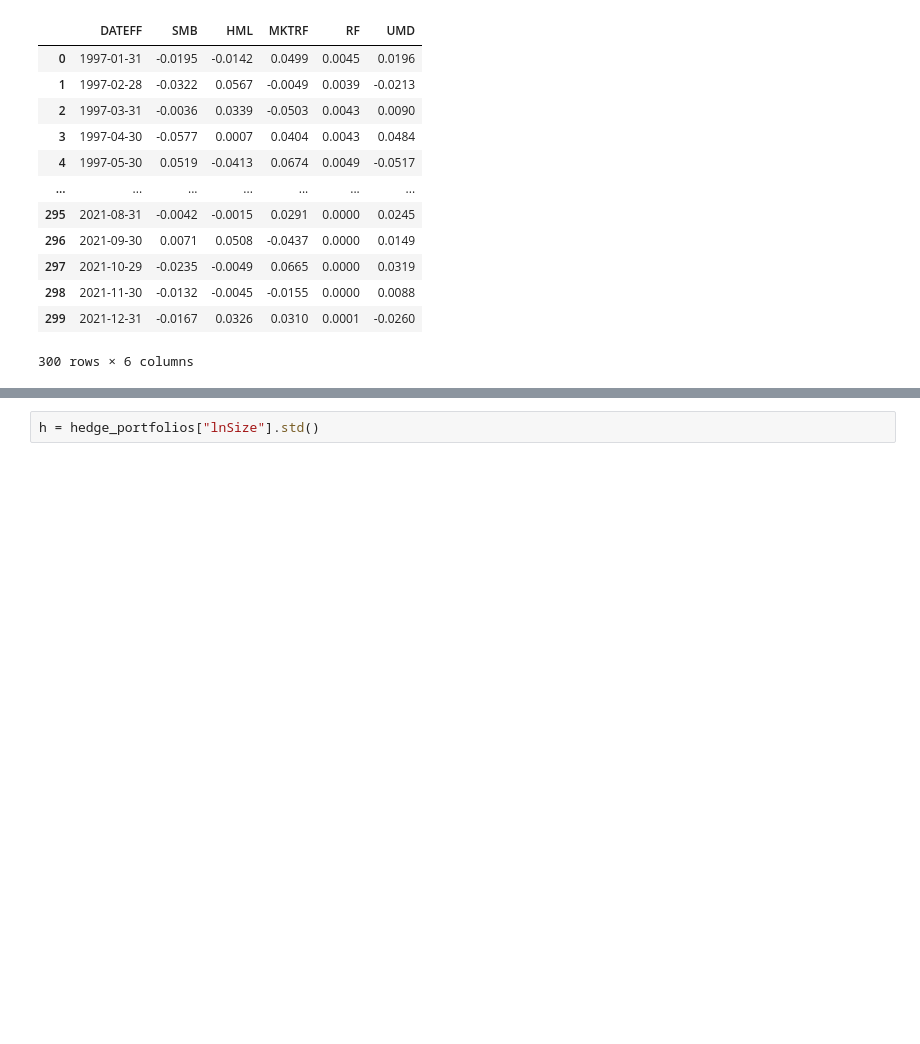
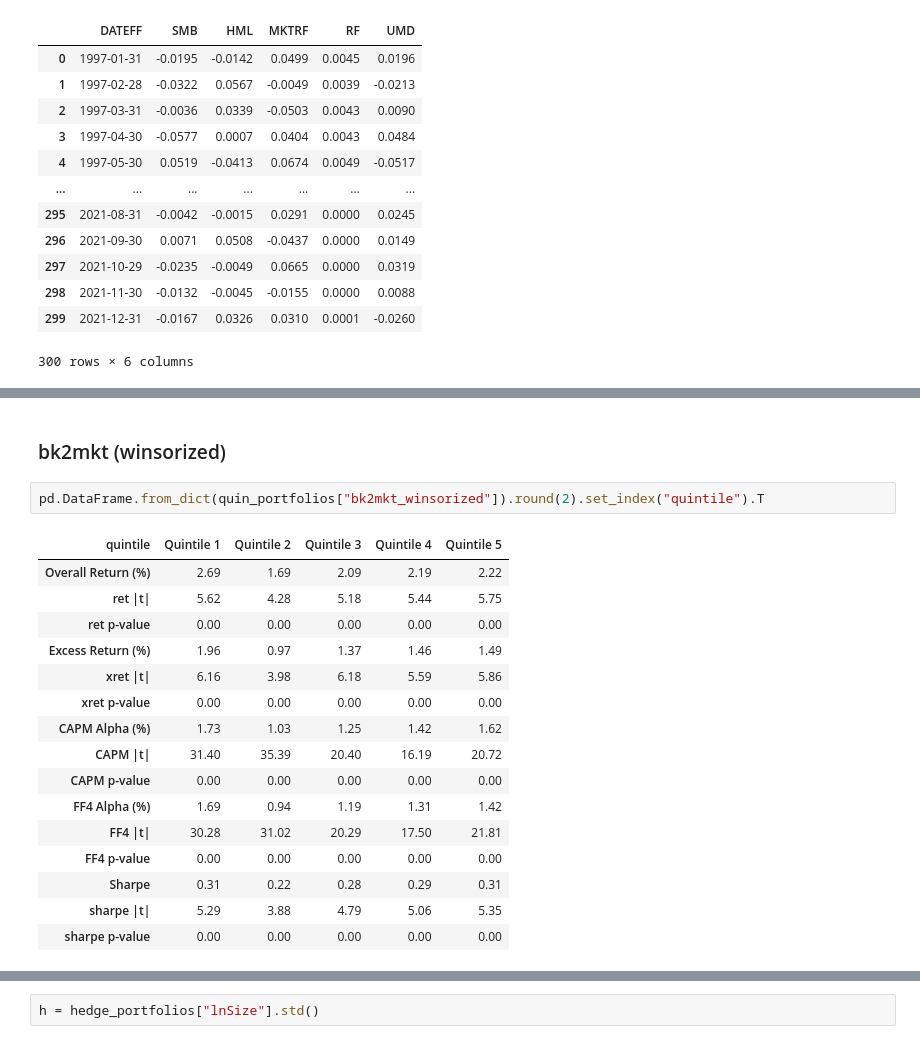
Before and after one commit to uWaterloo-CFM/CFM-301, a Jupyter notebook: Assignment 4/Assignment 4 - Code.ipynb, the cells around one changed output, grey strips where cells are left out. Saved outputs shown, nothing was run; the diff lists cells and outputs as text; blank space fills up the shorter version.

```diff
--- a/Assignment 4/Assignment 4 - Code.ipynb
+++ b/Assignment 4/Assignment 4 - Code.ipynb
@@ -393,0 +493,21 @@ betas
+# %% [markdown]
+### bk2mkt (winsorized)
+# %%
+pd.DataFrame.from_dict(quin_portfolios["bk2mkt_winsorized"]).round(2).set_index("quintile").T
+# %% [output]
+| quintile | Quintile 1 | Quintile 2 | Quintile 3 | Quintile 4 | Quintile 5 |
+| Overall Return (%) | 2.69 | 1.69 | 2.09 | 2.19 | 2.22 |
+| ret |t| | 5.62 | 4.28 | 5.18 | 5.44 | 5.75 |
+| ret p-value | 0.00 | 0.00 | 0.00 | 0.00 | 0.00 |
+| Excess Return (%) | 1.96 | 0.97 | 1.37 | 1.46 | 1.49 |
+| xret |t| | 6.16 | 3.98 | 6.18 | 5.59 | 5.86 |
+| xret p-value | 0.00 | 0.00 | 0.00 | 0.00 | 0.00 |
+| CAPM Alpha (%) | 1.73 | 1.03 | 1.25 | 1.42 | 1.62 |
+| CAPM |t| | 31.40 | 35.39 | 20.40 | 16.19 | 20.72 |
+| CAPM p-value | 0.00 | 0.00 | 0.00 | 0.00 | 0.00 |
+| FF4 Alpha (%) | 1.69 | 0.94 | 1.19 | 1.31 | 1.42 |
+| FF4 |t| | 30.28 | 31.02 | 20.29 | 17.50 | 21.81 |
+| FF4 p-value | 0.00 | 0.00 | 0.00 | 0.00 | 0.00 |
+| Sharpe | 0.31 | 0.22 | 0.28 | 0.29 | 0.31 |
+| sharpe |t| | 5.29 | 3.88 | 4.79 | 5.06 | 5.35 |
+| sharpe p-value | 0.00 | 0.00 | 0.00 | 0.00 | 0.00 |
```
Also changed, not shown: parts of 18 cells of this notebook, 1 other file.
